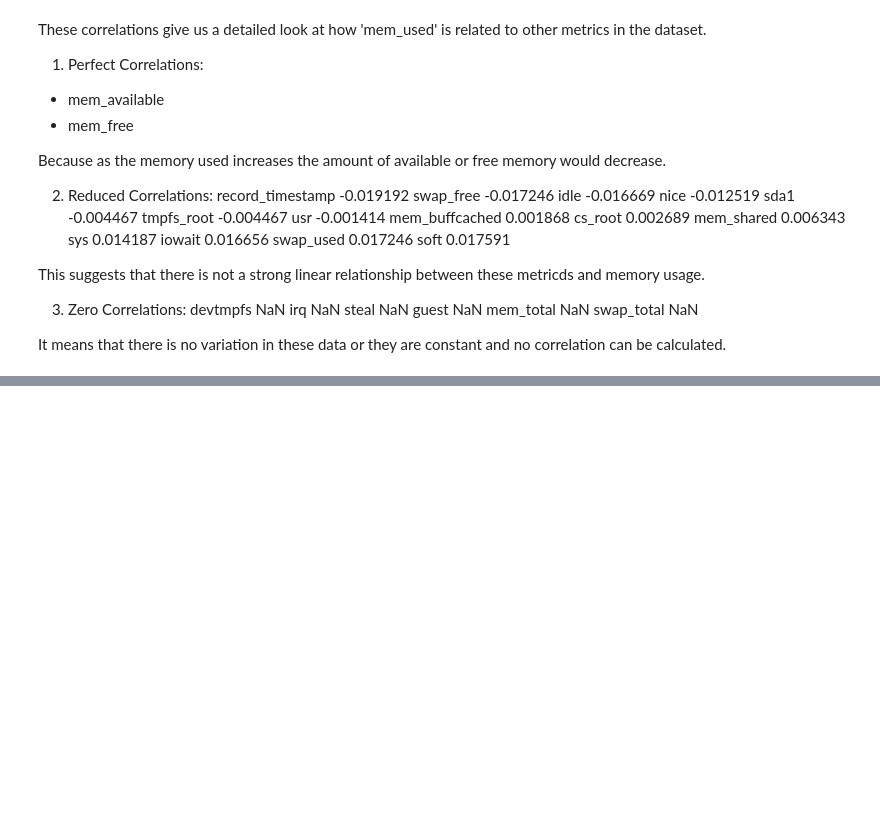
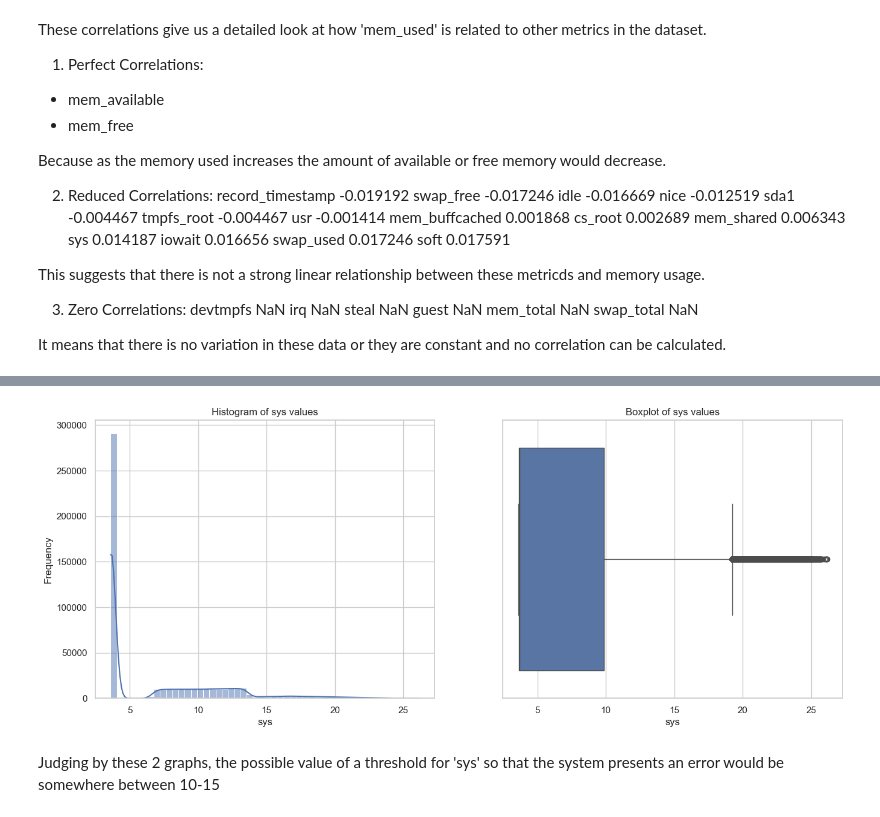
Before and after one commit to caliniorga/linux_monitoring_project, a Jupyter notebook: notebooks/etl.ipynb, the cells around one changed output, grey strips where cells are left out. Cells and saved outputs as stored; diff of their text form; code cells hidden in the pictures; blank space fills up the shorter version.

```diff
--- a/notebooks/etl.ipynb
+++ b/notebooks/etl.ipynb
@@ -249,0 +254,20 @@ It means that there is no variation in these data or they are constant and no co
+# %%
+sns.set_theme(style='whitegrid')
+fig, ax = plt.subplots(1,2, figsize=(16,6))
+
+# histogram for 'sys'
+sns.histplot(linux_records['sys'], bins=50, kde=True, ax=ax[0])
+ax[0].set_title('Histogram of sys values')
+ax[0].set_xlabel('sys')
+ax[0].set_ylabel('Frequency')
+
+# boxplot for 'sys'
+sns.boxplot(x=linux_records['sys'], ax=ax[1])
+ax[1].set_title('Boxplot of sys values')
+ax[1].set_xlabel('sys')
+
+plt.show()
+# %% [output]
+[figure, added]
+# %% [markdown]
+Judging by these 2 graphs, the possible value of a threshold for 'sys' so that the system presents an error would be somewhere between 10-15
```
Also changed, not shown: parts of 1 cell of this notebook, 2 other files.
